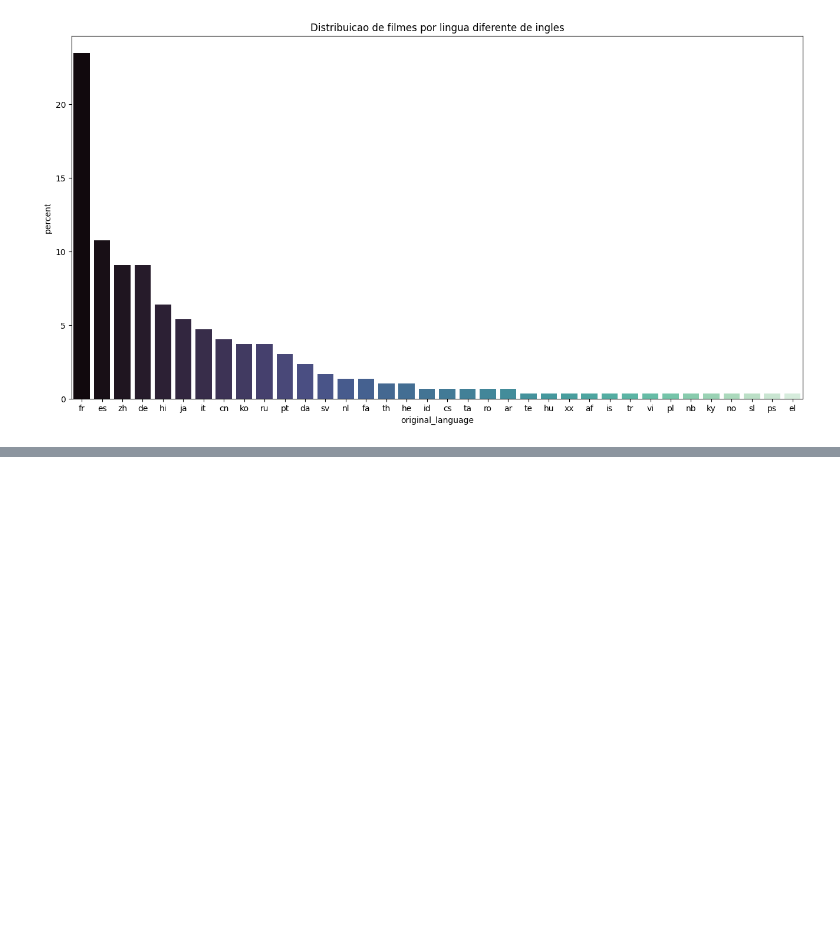
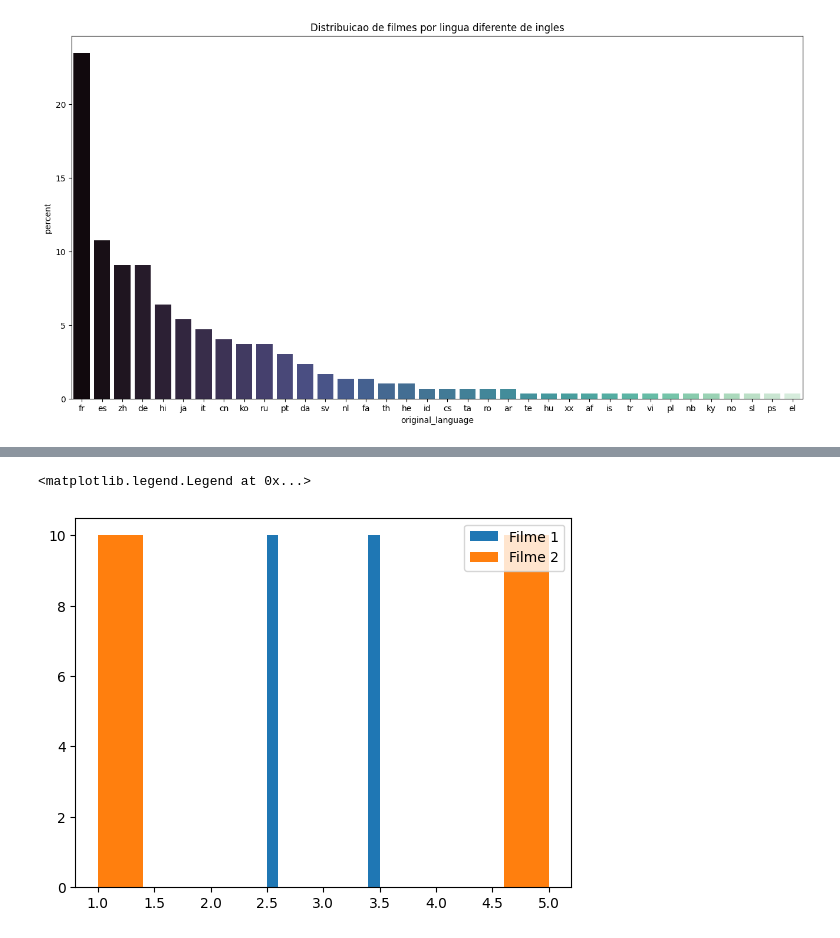
Before and after one commit to patrianegovi/cursoalura_datascience, a Jupyter notebook: Introducao_a_data_science.ipynb, the cells around one changed output, grey strips where cells are left out. Saved outputs shown, nothing was run; the diff lists cells and outputs as text; code cells hidden in the pictures; blank space fills up the shorter version.

```diff
--- a/Introducao_a_data_science.ipynb
+++ b/Introducao_a_data_science.ipynb
@@ -791,0 +881,6 @@ Text(0.5, 1.0, 'Distribuicao de filmes por lingua diferente de ingles')
+# %%
+import numpy as np
+
+filme1 = [2.5] * 10 + [3.5] * 10
+
+np.mean(filme1)
@@ -791,0 +889,5 @@ Text(0.5, 1.0, 'Distribuicao de filmes por lingua diferente de ingles')
+# %%
+filme2 = [5] * 10 + [1] * 10
+
+np.mean(filme2)
+#
@@ -791,0 +912,8 @@ Text(0.5, 1.0, 'Distribuicao de filmes por lingua diferente de ingles')
+# %%
+plt.hist(filme1, label='Filme 1')
+plt.hist(filme2, label='Filme 2')
+plt.legend()
+#
+# %% [output]
+<matplotlib.legend.Legend at 0x...>
+[figure, added]
```
Also changed, not shown: parts of 32 cells of this notebook.
